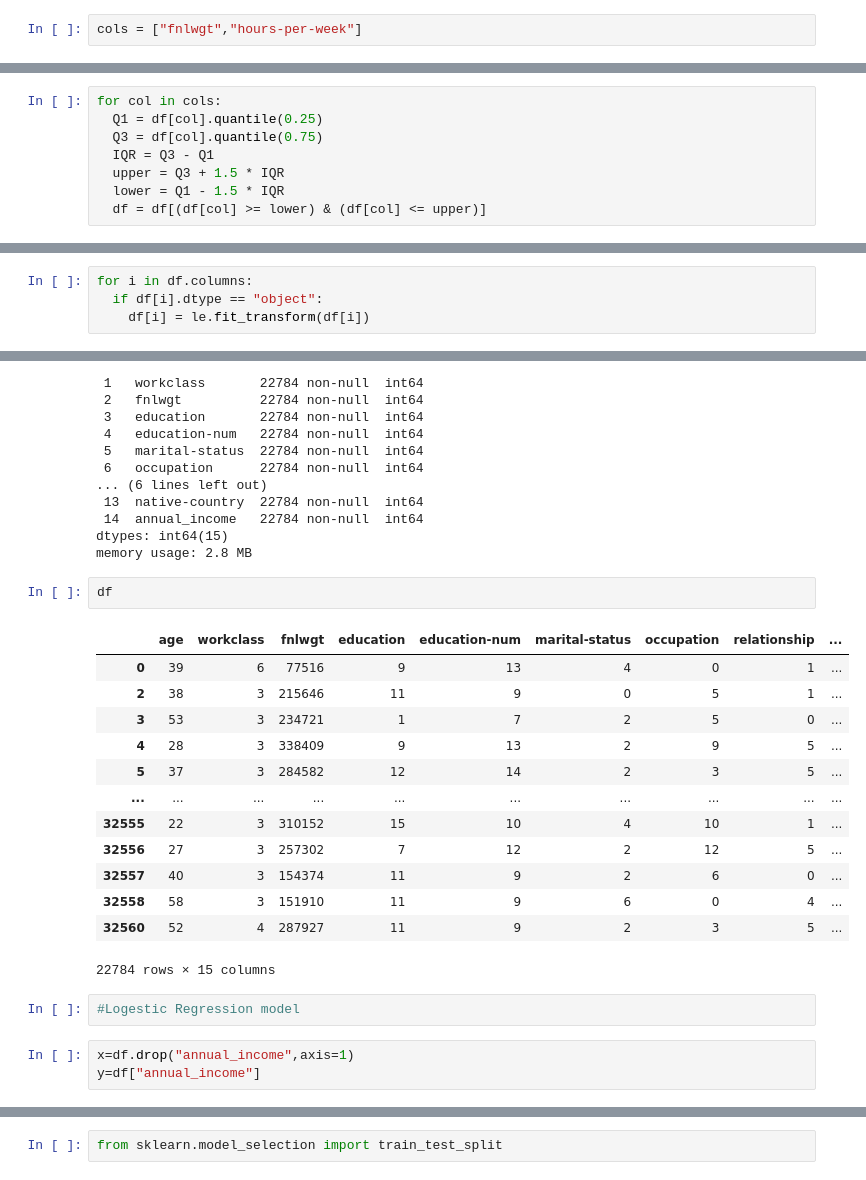
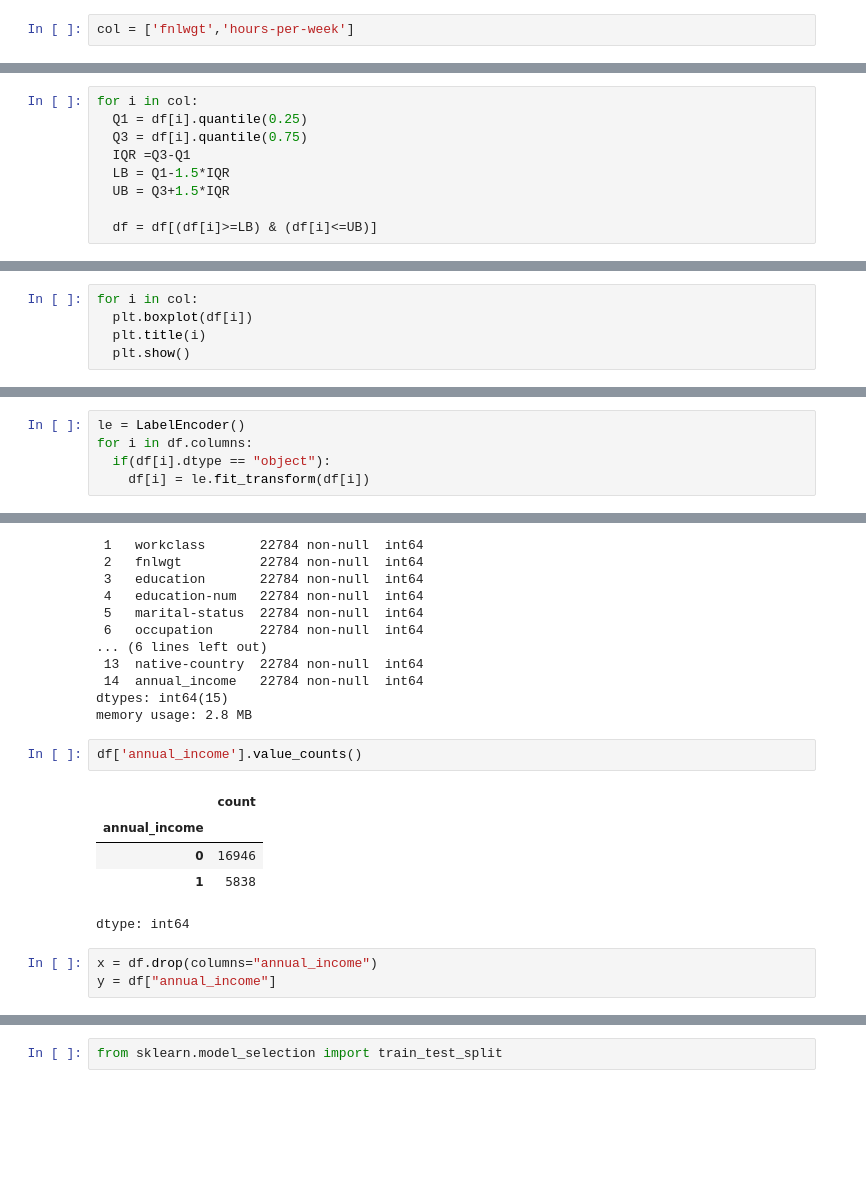
Before and after one commit to sk-shahsi/ML_Model, a Jupyter notebook: ADA_Boost.ipynb, the cells around one changed output, grey strips where cells are left out. Saved outputs shown, nothing was run; the diff lists cells and outputs as text; blank space fills up the shorter version.

```diff
--- a/ADA_Boost.ipynb
+++ b/ADA_Boost.ipynb
@@ -194,2 +137,2 @@ for i in df.columns:
 # %%
-cols = ["fnlwgt","hours-per-week"]
+col = ['fnlwgt','hours-per-week']
@@ -196,8 +150,9 @@ cols = ["fnlwgt","hours-per-week"]
 # %%
-for col in cols:
-  Q1 = df[col].quantile(0.25)
-  Q3 = df[col].quantile(0.75)
-  IQR = Q3 - Q1
-  upper = Q3 + 1.5 * IQR
-  lower = Q1 - 1.5 * IQR
-  df = df[(df[col] >= lower) & (df[col] <= upper)]
+for i in col:
+  Q1 = df[i].quantile(0.25)
+  Q3 = df[i].quantile(0.75)
+  IQR =Q3-Q1
+  LB = Q1-1.5*IQR
+  UB = Q3+1.5*IQR
+
+  df = df[(df[i]>=LB) & (df[i]<=UB)]
@@ -207,0 +159,5 @@ df.shape
+# %%
+for i in col:
+  plt.boxplot(df[i])
+  plt.title(i)
+  plt.show()
@@ -213,6 +171,7 @@ le =LabelEncoder()
 # %%
+le = LabelEncoder()
 for i in df.columns:
-  if df[i].dtype == "object":
+  if(df[i].dtype == "object"):
     df[i] = le.fit_transform(df[i])
 # %%
 df.info()
@@ -235,23 +194,13 @@ Data columns (total 15 columns):
 dtypes: int64(15)
 memory usage: 2.8 MB
 # %%
-df
+df['annual_income'].value_counts()
 # %% [output]
-|  | age | workclass | fnlwgt | education | education-num | marital-status | occupation | relationship | ... |
-| 0 | 39 | 6 | 77516 | 9 | 13 | 4 | 0 | 1 | ... |
-| 2 | 38 | 3 | 215646 | 11 | 9 | 0 | 5 | 1 | ... |
-| 3 | 53 | 3 | 234721 | 1 | 7 | 2 | 5 | 0 | ... |
-| 4 | 28 | 3 | 338409 | 9 | 13 | 2 | 9 | 5 | ... |
-| 5 | 37 | 3 | 284582 | 12 | 14 | 2 | 3 | 5 | ... |
-| ... | ... | ... | ... | ... | ... | ... | ... | ... | ... |
-| 32555 | 22 | 3 | 310152 | 15 | 10 | 4 | 10 | 1 | ... |
-| 32556 | 27 | 3 | 257302 | 7 | 12 | 2 | 12 | 5 | ... |
-| 32557 | 40 | 3 | 154374 | 11 | 9 | 2 | 6 | 0 | ... |
-| 32558 | 58 | 3 | 151910 | 11 | 9 | 6 | 0 | 4 | ... |
-| 32560 | 52 | 4 | 287927 | 11 | 9 | 2 | 3 | 5 | ... |
+|  | count |
+| annual_income |  |
+| 0 | 16946 |
+| 1 | 5838 |
-22784 rows × 15 columns
+dtype: int64
-# %%
-#Logestic Regression model
 # %%
-x=df.drop("annual_income",axis=1)
-y=df["annual_income"]
+x = df.drop(columns="annual_income")
+y = df["annual_income"]
```
Also changed, not shown: parts of 97 cells of this notebook.
